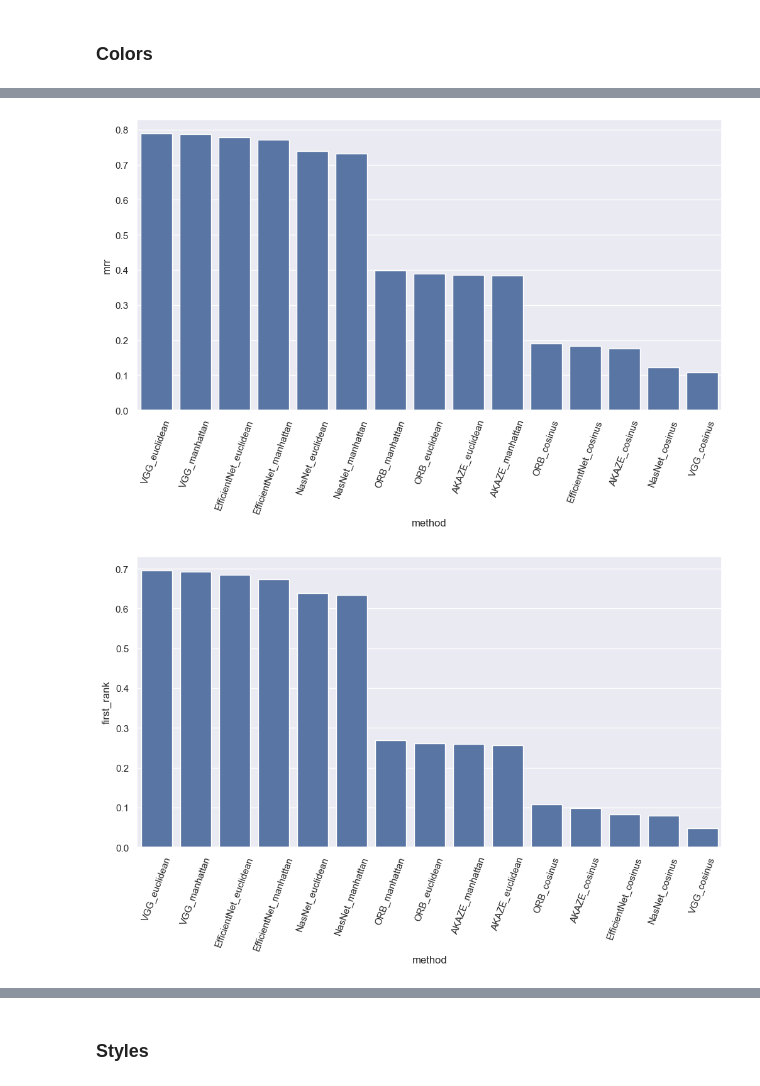
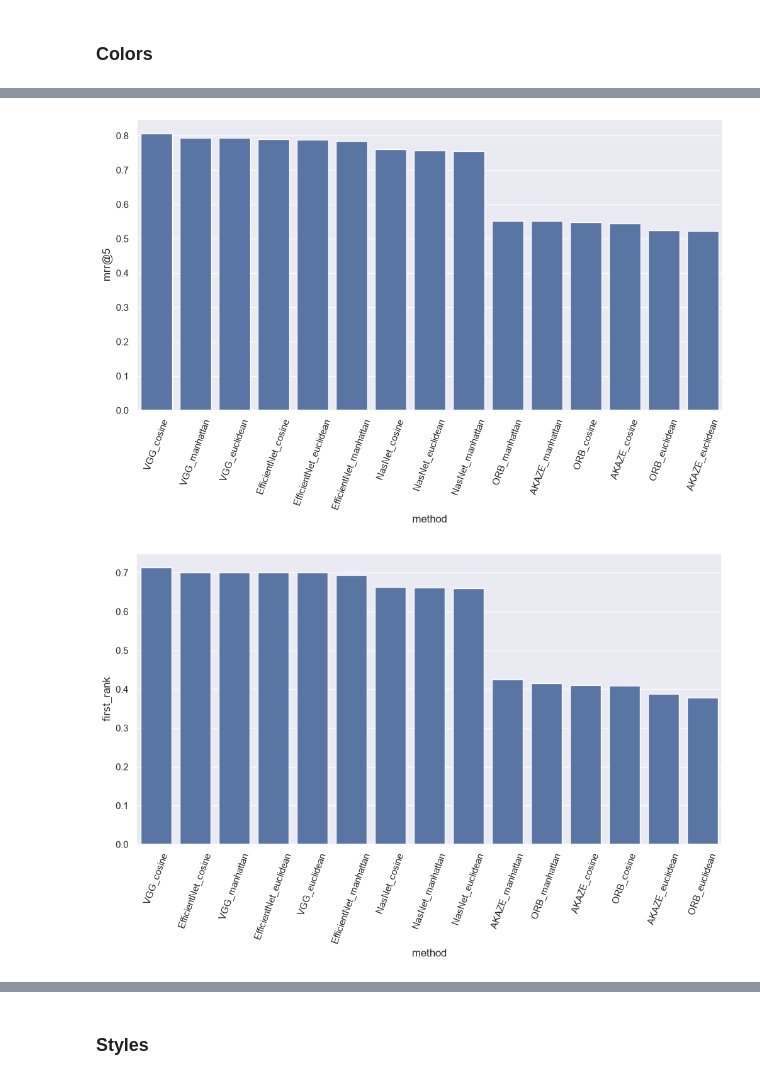
Before and after one commit to schalappe/content-based-image-retrieval, a Jupyter notebook: notebooks/1.0-evaluation.ipynb, the cells around one changed output, grey strips where cells are left out. Saved outputs shown, nothing was run; the diff lists cells and outputs as text; code cells hidden in the pictures.

```diff
--- a/notebooks/1.0-evaluation.ipynb
+++ b/notebooks/1.0-evaluation.ipynb
@@ -129,16 +120,19 @@ def compute_metrics(data: pl.DataFrame, columns: Sequence[str]) -> dict:
     }
 # %%
-def evaluation(gt_column: str, pred_column: str) -> pl.DataFrame:
+def evaluation(relevance: str) -> pl.DataFrame:
     metrics = []
     for extractor, distance in combination:
         data = pl.read_parquet(join(evaluation_path, f"{extractor}_{distance}_evaluation.parquet"))
-        res = {"method": f"{extractor}_{distance}"}
-        res.update(compute_metrics(data=data, columns=[pred_column, gt_column]))
-        metrics.append(res)
+        metrics.append({"method": f"{extractor}_{distance}"} | compute_metrics(data, relevance))
     return pl.DataFrame(metrics)
+
+def plot(data: pl.DataFrame, metric: str):
+    sns.barplot(data=data.sort(metric, descending=True).to_dict(as_series=False), x="method", y=metric)
+    plt.xticks(rotation=70)
+    plt.show()
 # %% [markdown]
 ### Colors
 # %%
-evaluation_color = evaluation(gt_column="gt_color", pred_column="colors")
+evaluation_color = evaluation("color")
 Markdown(str(evaluation_color))
 # %% [output]
@@ -162,5 +156,3 @@ Markdown(str(evaluation_color))
 # %%
-sns.barplot(data=evaluation_color.sort("map", descending=True), x="method", y="map")
-plt.xticks(rotation=70)
-plt.show()
+plot(evaluation_color, "map@5")
 # %% [output]
@@ -168,13 +160,9 @@ plt.show()
 # %%
-sns.barplot(data=evaluation_color.sort("mrr", descending=True), x="method", y="mrr")
-plt.xticks(rotation=70)
-plt.show()
+plot(evaluation_color, "mrr@5")
 # %% [output]
-[figure, old version]
+[figure, new version]
 # %%
-sns.barplot(data=evaluation_color.sort("first_rank", descending=True), x="method", y="first_rank")
-plt.xticks(rotation=70)
-plt.show()
+plot(evaluation_color, "first_rank")
 # %% [output]
-[figure, old version]
+[figure, new version]
 # %%
```
Also changed, not shown: parts of 25 cells of this notebook, 2 other files.
